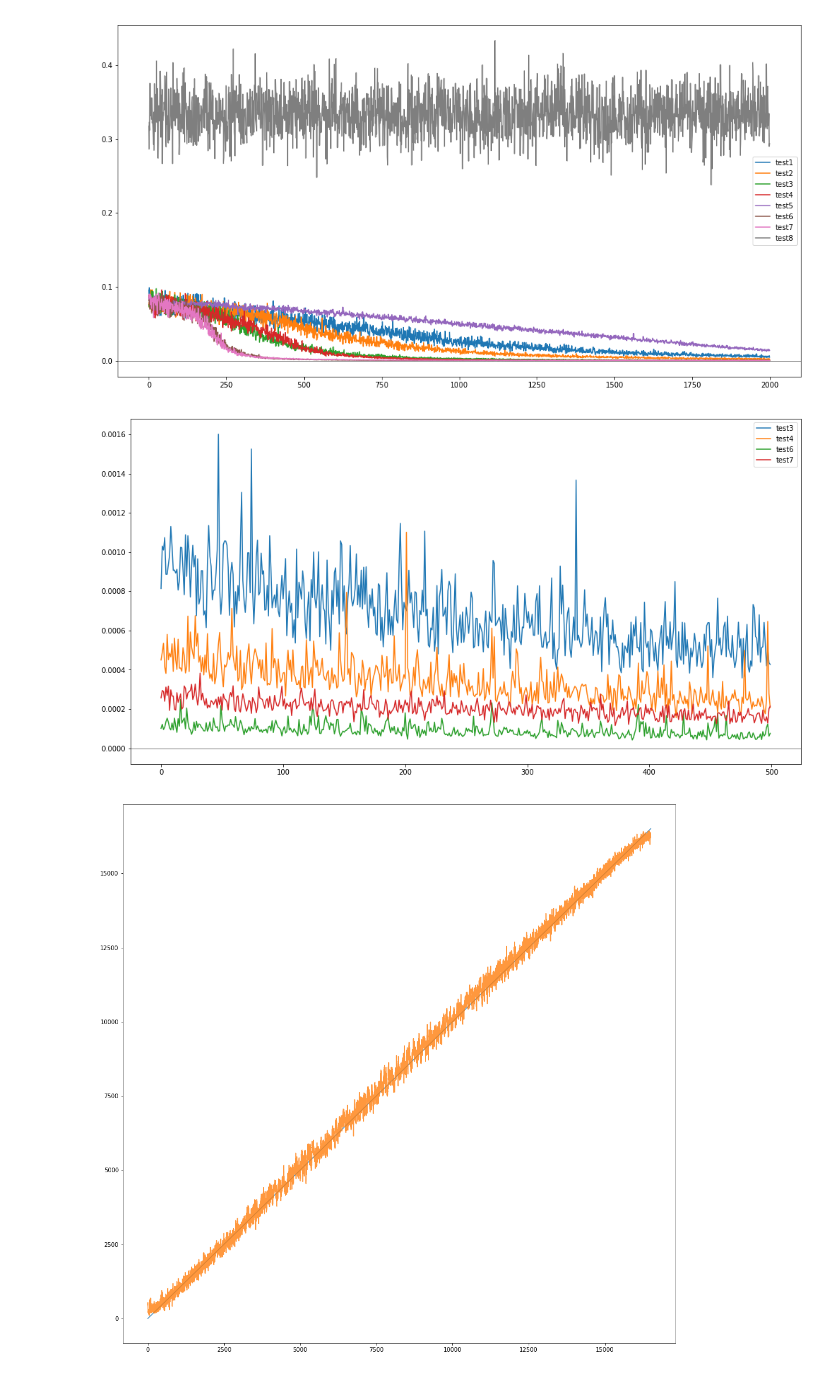
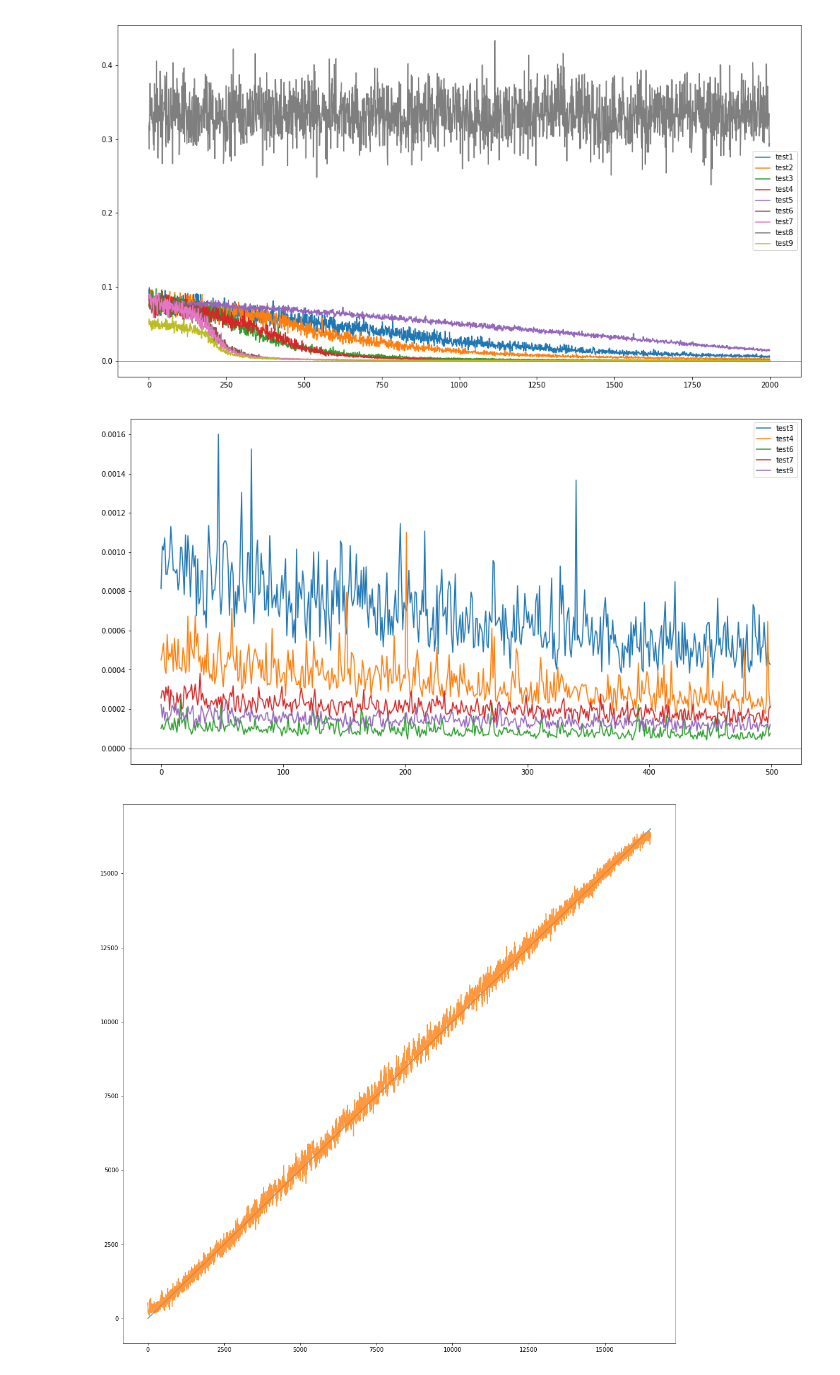
Before and after one commit to WooYoung94/DNA-alignment, a Jupyter notebook: DNA-alignment experiments.ipynb, the cells around one changed output. Saved outputs shown, nothing was run; the diff lists cells and outputs as text; code cells hidden in the pictures.

```diff
--- a/DNA-alignment experiments.ipynb
+++ b/DNA-alignment experiments.ipynb
@@ -68,29 +31,31 @@ ax.plot(gru5, label = 'test5') # gru : 4 -> 256, fc : 256 -> 64 -> 1, batch : 10
 ax.plot(gru6, label = 'test6') # gru : 4 -> 256, fc : 256 -> 64 -> 1, batch : 1024, layer : 2
 ax.plot(gru7, label = 'test7') # gru : 4 -> 256, fc : 256 -> 64 -> 1, batch : 1024, layer : 2, dropout : 0.1
 ax.plot(gru8, label = 'test8') # gru7 에서 sigmoid 대신 clamp 함, 학습 실패
+ax.plot(gru9, label = 'test9') # gru7 에서 sigmoid * 0.8 + 1 을 idx 로 사용
 plt.axhline(y = 0.0, c = 'k', linewidth=0.5)
 ax.plot()
 plt.legend()
 plt.savefig('./fig.png')
 plt.show()
 # %% [output]
-[figure, old version]
+[figure, new version]
 # %%
 fig, ax = plt.subplots(1, 1, figsize = (17, 9))
 
 #ax.plot(gru1[1500:], label = 'test1') # gru : 4 -> 128, fc : 128 -> 1
 #ax.plot(gru2[1500:], label = 'test2') # gru : 4 -> 128, fc : 128 -> 64 -> 1 (실수로 fc 에 non-linear 없이 함)
 ax.plot(gru3[1500:], label = 'test3') # gru : 4 -> 256, fc : 256 -> 64 -> 1 (실수로 fc 에 non-linear 없이 함)
 ax.plot(gru4[1500:], label = 'test4') # gru : 4 -> 256, fc : 256 -> 64 -> 1 (fc 사이에 relu)
 #ax.plot(gru5[1500:], label = 'test5') # gru : 4 -> 256, fc : 256 -> 64 -> 1, batch : 1024 -> 5120 (이 세팅의 lstm 은 학습이 매우 느림)
 #gru5 세팅은 epcoh 늘려서 다시 시도할 필요 있음
 ax.plot(gru6[1500:], label = 'test6') # gru : 4 -> 256, fc : 256 -> 64 -> 1, batch : 1024, layer : 2
 ax.plot(gru7[1500:], label = 'test7') # gru : 4 -> 256, fc : 256 -> 64 -> 1, batch : 1024, layer : 2, dropout : 0.1
 #ax.plot(gru8[1500:], label = 'test8') # gru7 에서 sigmoid 대신 clamp 함, 학습 실패
+ax.plot(gru9[1500:], label = 'test9') # gru7 에서 sigmoid * 0.8 + 1 을 idx 로 사용
 plt.axhline(y = 0.0, c = 'k', linewidth=0.5)
 ax.plot()
 plt.legend()
 plt.savefig('./fig.png')
 plt.show()
 # %% [output]
-[figure, old version]
+[figure, new version]
```
Also changed, not shown: parts of 18 cells of this notebook.
